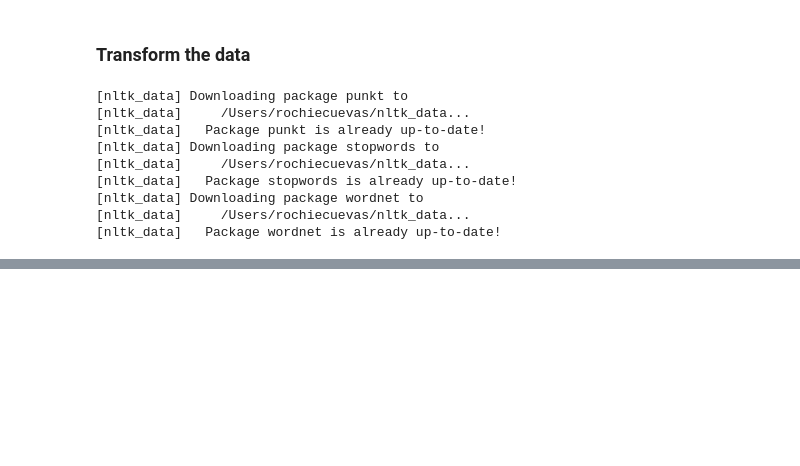
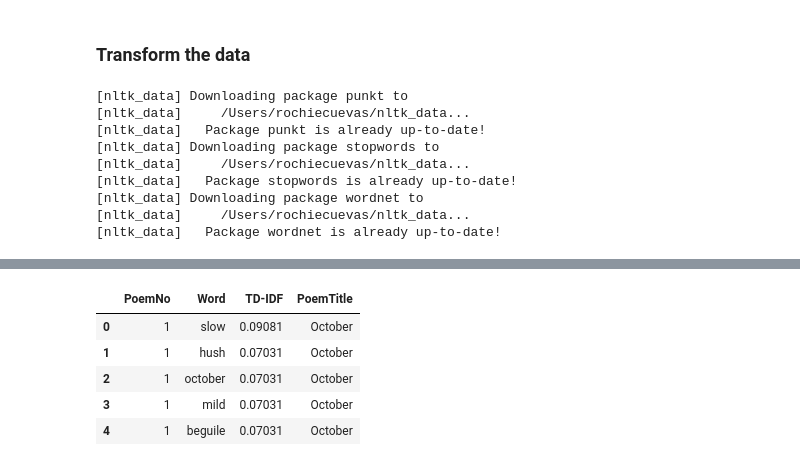
Before and after one commit to rochiecuevas/poetry, a Jupyter notebook: Frost_NLP.ipynb, the cells around one changed output, grey strips where cells are left out. Saved outputs shown, nothing was run; the diff lists cells and outputs as text; code cells hidden in the pictures; blank space fills up the shorter version.

```diff
--- a/Frost_NLP.ipynb
+++ b/Frost_NLP.ipynb
@@ -118,0 +151,20 @@ Longest poem: The Death of the Hired Man; Filtered poem length: 654 words
+# %%
+# Create a function that calculates term frequency
+def tf(word, poem):
+    return poem.words.count(word) / len(poem.words)
+
+# Create a function that determines the number of documents that contain a certain word
+def n_docs(word, poemlist):
+    return sum(1 for poem in poemlist if word in poem.words)
+
+# Create a function that determines the inverse document frequency (IDF)
+# IDF = how common a word is among all the documents in poemlist
+def idf(word, poemlist):
+    return math.log(len(poemlist) / (1 + n_docs(word, poemlist)))
+
+def tdidf(word, poem, poemlist):
+    return tf(word, poem) * idf(word, poemlist)
+# %%
+# Create the poemlist from df["lines"]
+poemlist = [tb(poem) for poem in df["filteredPoem"]]
+poemlist
@@ -118,0 +189,30 @@ Longest poem: The Death of the Hired Man; Filtered poem length: 654 words
+# %%
+# Calculate the most important words
+impt_words = []
+for i, poem in enumerate(poemlist):
+    scores = {word: tdidf(word, poem, poemlist) for word in poem.words}
+    sorted_words = sorted(scores.items(), key = lambda x: x[1], reverse = True)
+
+    for word, score in sorted_words[:20]:
+        impt_words.append((i + 1, word, round(score, 5)))
+# %%
+# Create a dataframe of important words per poem
+df2 = pd.DataFrame(impt_words, columns = ["PoemNo", "Word", "TD-IDF"])
+
+# Add titles for each poem in df2
+titles = []
+for i in range(0, len(df)):
+    for p in df2.PoemNo:
+        if i == p - 1:
+            title = df["title"][i]
+            titles.append(title)
+
+df2["PoemTitle"] = titles
+df2.head()
+# %% [output]
+|  | PoemNo | Word | TD-IDF | PoemTitle |
+| 0 | 1 | slow | 0.09081 | October |
+| 1 | 1 | hush | 0.07031 | October |
+| 2 | 1 | october | 0.07031 | October |
+| 3 | 1 | mild | 0.07031 | October |
+| 4 | 1 | beguile | 0.07031 | October |
```
Also changed, not shown: parts of 12 cells of this notebook.
